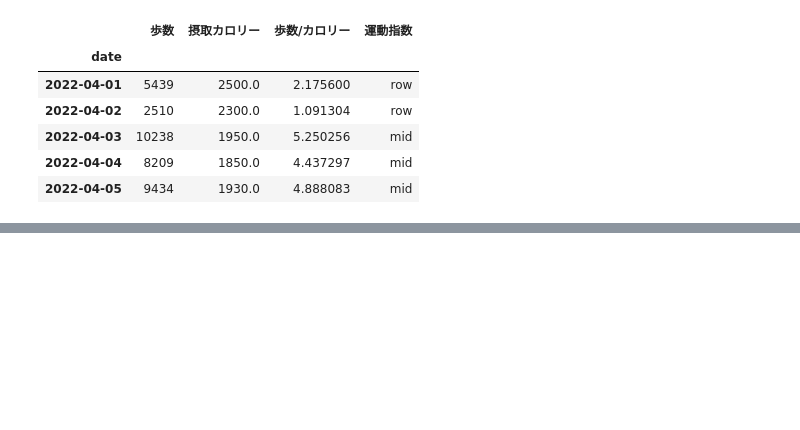
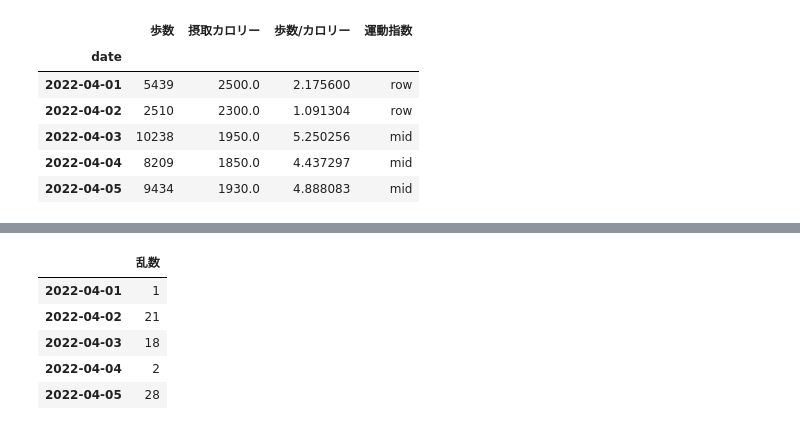
Before and after one commit to phonon-py/ZTest_ws, a Jupyter notebook: data_analysis.ipynb, the cells around one changed output, grey strips where cells are left out. Cells and saved outputs as stored; diff of their text form; code cells hidden in the pictures; blank space fills up the shorter version.

```diff
--- a/data_analysis.ipynb
+++ b/data_analysis.ipynb
@@ -5012,0 +5042,8 @@ df.head()
+# %%
+import pandas as pd
+import numpy as np
+
+dates = pd.date_range(start='2022-04-01',
+                      end='2022-04-30')
+
+dates
@@ -5012,0 +5060,15 @@ df.head()
+# %%
+rng = np.random.default_rng(123)
+
+df = pd.DataFrame(rng.integers(1,31,size=30),
+                  index=dates,
+                  columns=['乱数'])
+
+df.head()
+# %% [output]
+|  | 乱数 |
+| 2022-04-01 | 1 |
+| 2022-04-02 | 21 |
+| 2022-04-03 | 18 |
+| 2022-04-04 | 2 |
+| 2022-04-05 | 28 |
```
Also changed, not shown: parts of 11 cells of this notebook.
